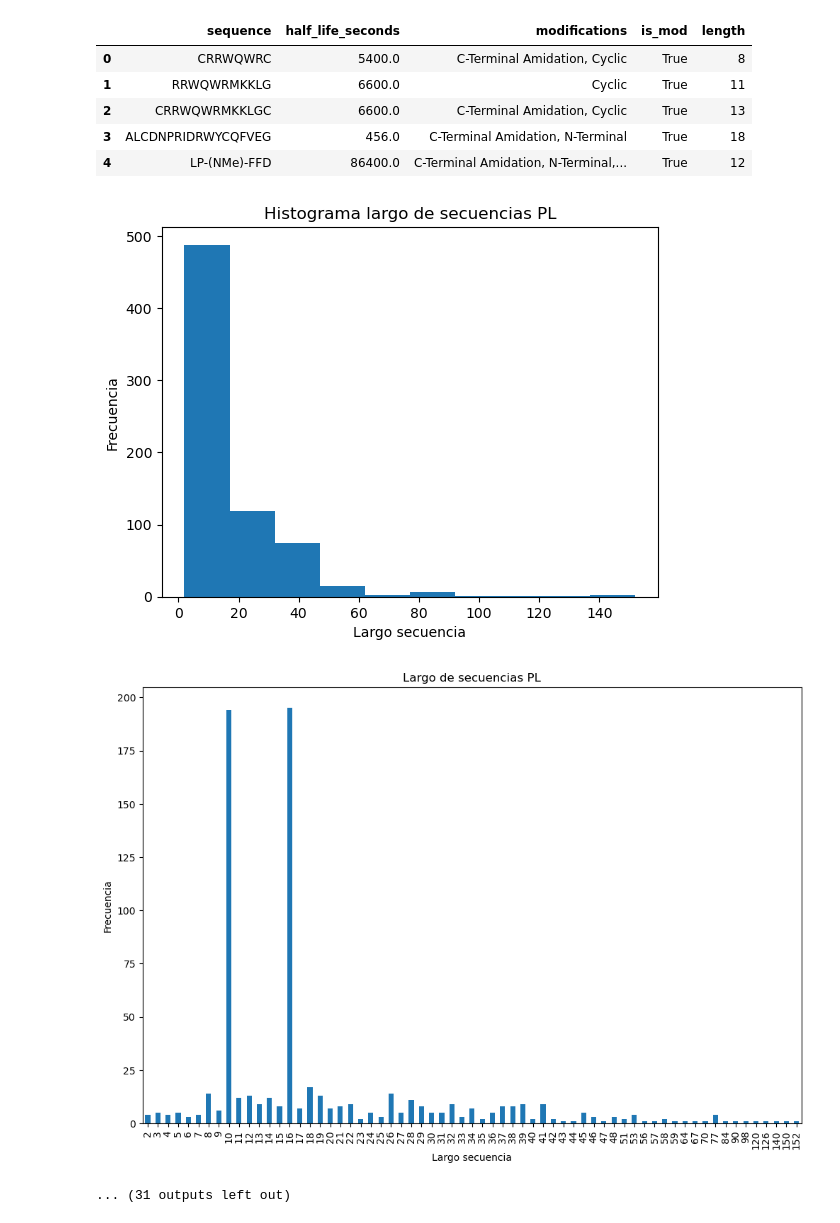
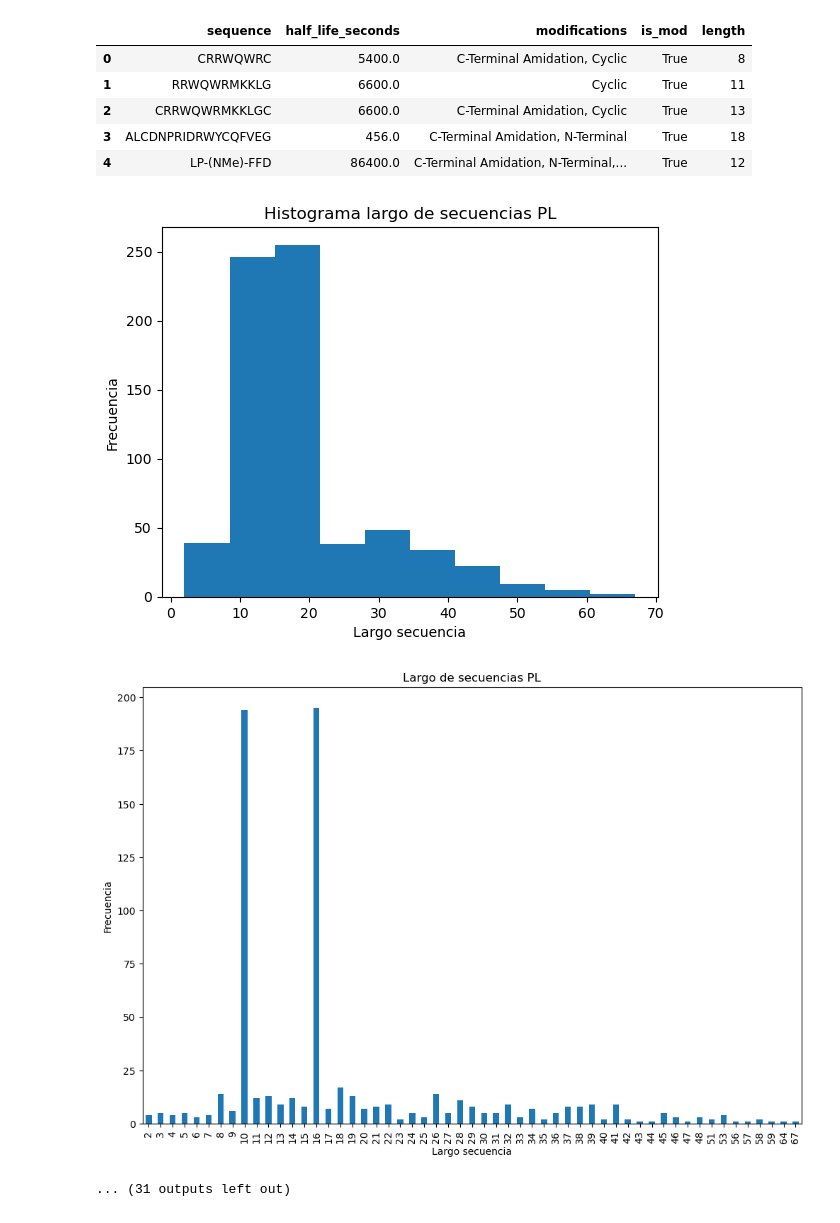
Before and after one commit to Jmartingar/Code, a Jupyter notebook: scripts/analysis.ipynb, the cells around one changed output. Cells and saved outputs as stored; diff of their text form; code cells hidden in the pictures.

```diff
--- a/scripts/analysis.ipynb
+++ b/scripts/analysis.ipynb
@@ -63,7 +63,8 @@ for file in list_file:
                 df_2.columns = ['Column', 'Sum']
                 df_2 = df_2[df_2['Sum'] != 0]
                 display(df_2.sort_values(by='Sum', ascending=False).reset_index(drop=True))
-
+            #Filtra las secuencias con un largo menor a 70
+            df=df[df['length']<70]
             df['length'].plot(kind='hist', bins=10)
             plt.title(f"Histograma largo de secuencias {file['name']}")
             plt.xlabel("Largo secuencia")
@@ -104,33 +105,33 @@ Carpeta /HLP_16.csv
 Tamaño: (186, 2)
 Sumatoria de null:
  sequence             0
 half_life_seconds    0
 dtype: int64
 Tamaño sin null: (186, 2)
 |  | sequence | half_life_seconds | length |
 | 0 | GSIGAASMEFCFDVFK | 0.0097 | 16 |
 | 1 | IGAASMEFCFDVFKEL | 0.0084 | 16 |
 | 2 | AASMEFCFDVFKELKV | 0.0068 | 16 |
 | 3 | SMEFCFDVFKELKVHH | 0.0084 | 16 |
 | 4 | EFCFDVFKELKVHHAN | 0.0098 | 16 |
 [figure]
 [figure]
 Archivo PL cargado con éxito.
 Carpeta /PEP_LIFE.csv
 Tamaño: (711, 4)
 Sumatoria de null:
  sequence             0
 half_life_seconds    0
 modifications        0
 is_mod               0
 dtype: int64
 Tamaño sin null: (711, 4)
 |  | sequence | half_life_seconds | modifications | is_mod | length |
 | 0 | CRRWQWRC | 5400.0 | C-Terminal Amidation, Cyclic | True | 8 |
 | 1 | RRWQWRMKKLG | 6600.0 | Cyclic | True | 11 |
 | 2 | CRRWQWRMKKLGC | 6600.0 | C-Terminal Amidation, Cyclic | True | 13 |
 | 3 | ALCDNPRIDRWYCQFVEG | 456.0 | C-Terminal Amidation, N-Terminal | True | 18 |
 | 4 | LP-(NMe)-FFD | 86400.0 | C-Terminal Amidation, N-Terminal,... | True | 12 |
-[figure, old version]
+[figure, new version]
-[figure, old version]
+[figure, new version]
 ... (31 outputs left out)
```
Also changed, not shown: 5 other files.
